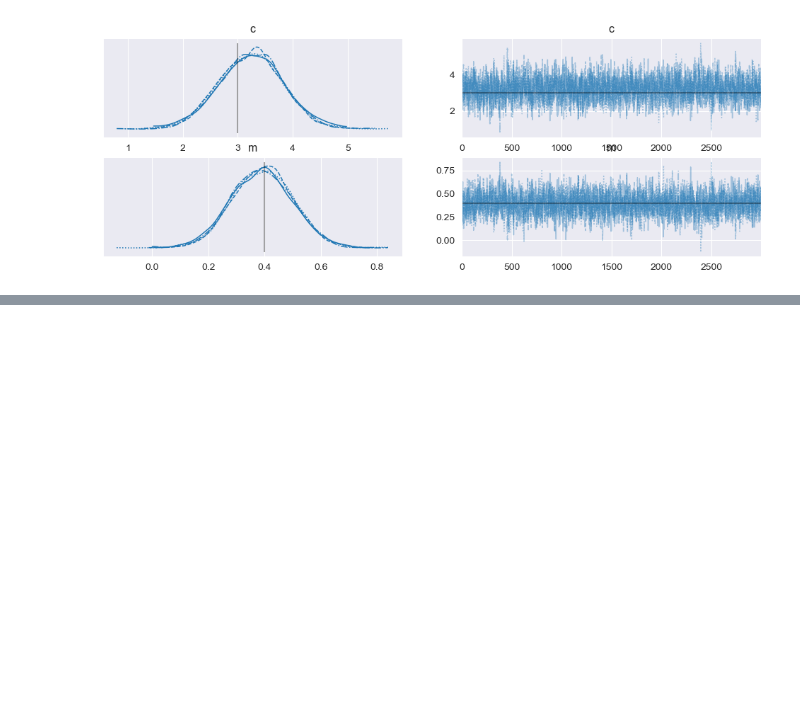
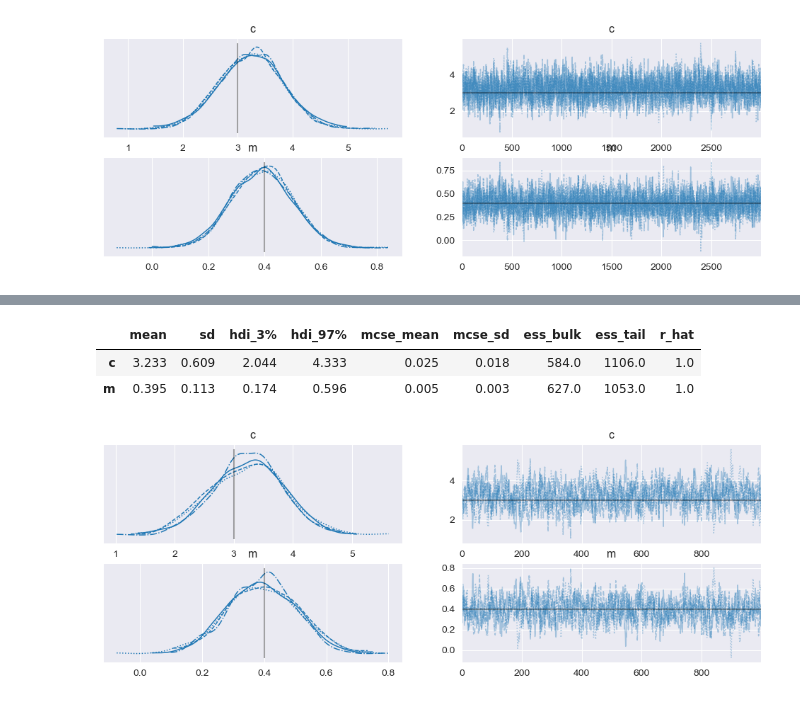
Before and after one commit to Kumachar/ResearchExamples, a Jupyter notebook: Interpolation_Likelihood.ipynb, the cells around one changed output, grey strips where cells are left out. Cells and saved outputs as stored; diff of their text form; code cells hidden in the pictures; blank space fills up the shorter version.

Commit message:
Add customized interpolated likelihood function without gradients.

```diff
--- a/Interpolation_Likelihood.ipynb
+++ b/Interpolation_Likelihood.ipynb
@@ -132,0 +244,7 @@ az.plot_trace(idata_no_grad, lines=[("m", {}, mtrue), ("c", {}, ctrue)]);
+# %%
+m = pt.scalar("m")
+c = pt.scalar("c")
+out = loglikewithgrad_op(m, c, sigma, x, data)
+eval_out = out.eval({m: mtrue, c: ctrue})
+print(eval_out)
+assert np.allclose(eval_out, my_loglike(mtrue, ctrue, sigma, x, data))
@@ -132,0 +276,22 @@ az.plot_trace(idata_no_grad, lines=[("m", {}, mtrue), ("c", {}, ctrue)]);
+# %%
+def custom_dist_loglike(data, m, c, sigma, x):
+    # data, or observed is always passed as the first input of CustomDist
+    return loglikewithgrad_op(m, c, sigma, x, data)
+
+
+# use PyMC to sampler from log-likelihood
+with pm.Model() as grad_model:
+    # uniform priors on m and c
+    m = pm.Uniform("m", lower=-10.0, upper=10.0)
+    c = pm.Uniform("c", lower=-10.0, upper=10.0)
+
+    # use a CustomDist with a custom logp function
+    likelihood = pm.CustomDist(
+        "likelihood", m, c, sigma, x, observed=data, logp=custom_dist_loglike
+    )
+# %%
+with grad_model:
+    # Use custom number of draws to replace the HMC based defaults
+    idata_grad = pm.sample()
+
+# plot the traces
@@ -132,0 +307,8 @@ az.plot_trace(idata_no_grad, lines=[("m", {}, mtrue), ("c", {}, ctrue)]);
+# %%
+az.plot_trace(idata_grad, lines=[("m", {}, mtrue), ("c", {}, ctrue)]);
+az.summary(idata_grad)
+# %% [output]
+|  | mean | sd | hdi_3% | hdi_97% | mcse_mean | mcse_sd | ess_bulk | ess_tail | r_hat |
+| c | 3.233 | 0.609 | 2.044 | 4.333 | 0.025 | 0.018 | 584.0 | 1106.0 | 1.0 |
+| m | 0.395 | 0.113 | 0.174 | 0.596 | 0.005 | 0.003 | 627.0 | 1053.0 | 1.0 |
+[figure, added]
```
Also changed, not shown: parts of 11 cells of this notebook.
